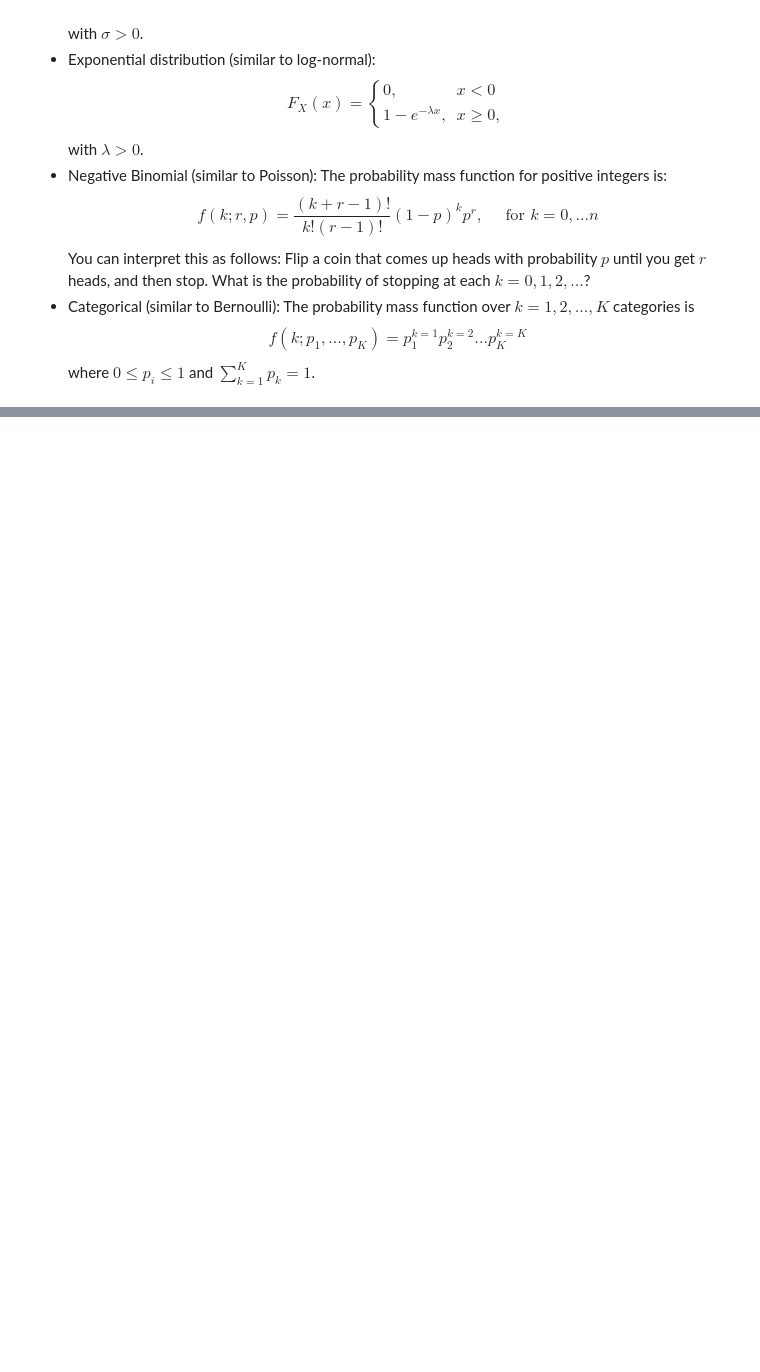
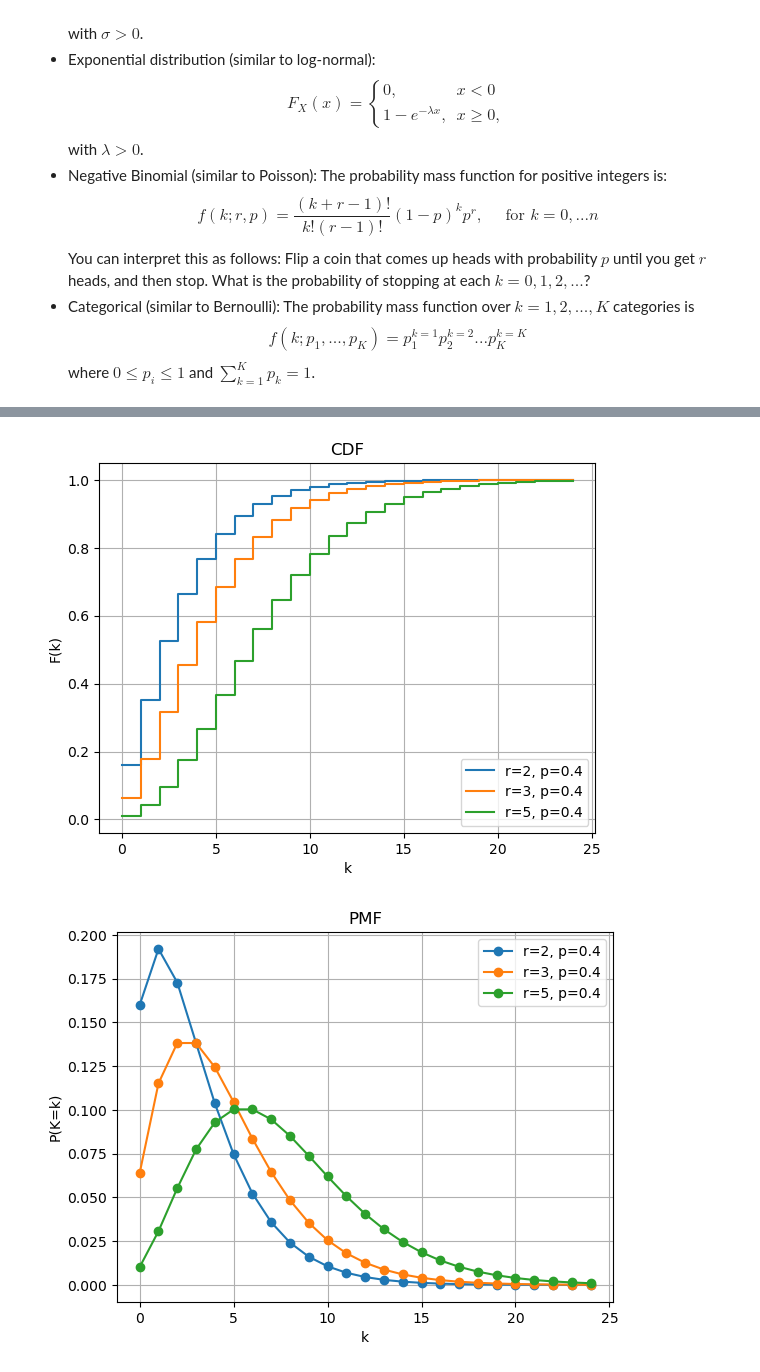
Before and after one commit to crwhittington/DS5030_assignment1, a Jupyter notebook: assignment1/assignment_6.ipynb, the cells around one changed output, grey strips where cells are left out. Saved outputs shown, nothing was run; the diff lists cells and outputs as text; code cells hidden in the pictures; blank space fills up the shorter version.

```diff
--- a/assignment1/assignment_6.ipynb
+++ b/assignment1/assignment_6.ipynb
@@ -378,0 +520,58 @@ where $0 \le p_i \le 1$ and $ \sum_{k=1}^K p_k = 1$.
+# %%
+# Part 3 & 4: Negative Binomial
+
+params = [(2, 0.4), (3, 0.4), (5, 0.4)]
+k = np.arange(0, 25)
+
+plt.figure()
+for r_, p_ in params:
+    plt.step(k, nbinom.cdf(k, r_, p_), where="post", label=f"r={r_}, p={p_}")
+plt.legend()
+plt.title("CDF")
+plt.xlabel("k")
+plt.ylabel("F(k)")
+plt.grid(True)
+plt.show()
+
+plt.figure()
+for r_, p_ in params:
+    plt.plot(k, nbinom.pmf(k, r_, p_), marker="o", linestyle="-", label=f"r={r_}, p={p_}")
+plt.legend()
+plt.title("PMF")
+plt.xlabel("k")
+plt.ylabel("P(K=k)")
+plt.grid(True)
+plt.show()
+
+r = np.random.default_rng(0)
+r_sim, p_sim = 3, 0.4
+sample = nbinom.rvs(r_sim, p_sim, size=1000, random_state=r)
+
+vals, counts = np.unique(sample, return_counts=True)
+probs = counts / 1000
+
+plt.figure()
+plt.bar(vals, probs, width=0.8, alpha=0.5, label="sample")
+plt.plot(k, nbinom.pmf(k, r_sim, p_sim), "o--", label="theory")
+plt.title("PMF: sample vs theory")
+plt.xlabel("k")
+plt.ylabel("probability")
+plt.legend()
+plt.grid(True)
+plt.show()
+
+xs = np.sort(sample)
+ys = np.arange(1, len(sample) + 1) / len(sample)
+
+plt.figure()
+plt.step(xs, ys, where="post", label="ECDF")
+plt.step(k, nbinom.cdf(k, r_sim, p_sim), where="post", linestyle="--", label="theory")
+plt.title("CDF: ECDF vs theory")
+plt.xlabel("k")
+plt.ylabel("F(k)")
+plt.legend()
+plt.grid(True)
+plt.show()
+# %% [output]
+[figure, added]
+[figure, added]
```
Also changed, not shown: parts of 8 cells of this notebook.
